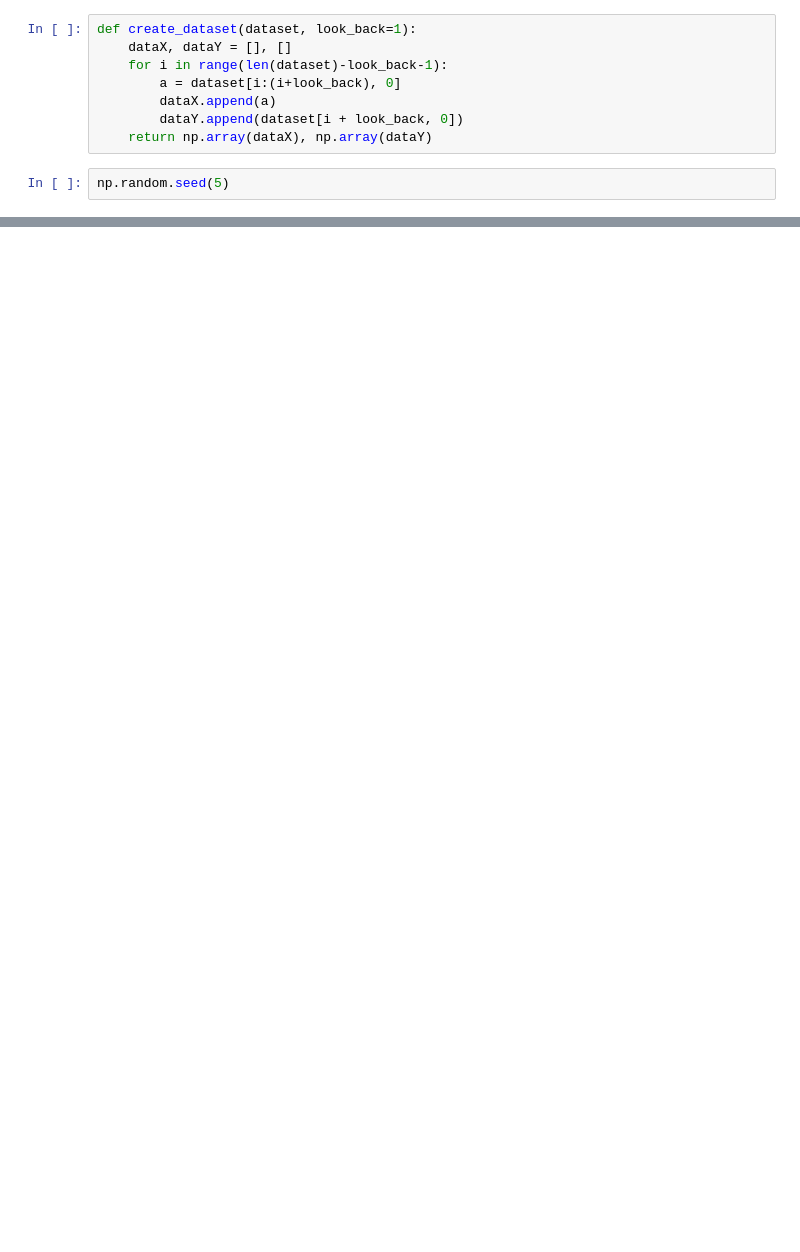
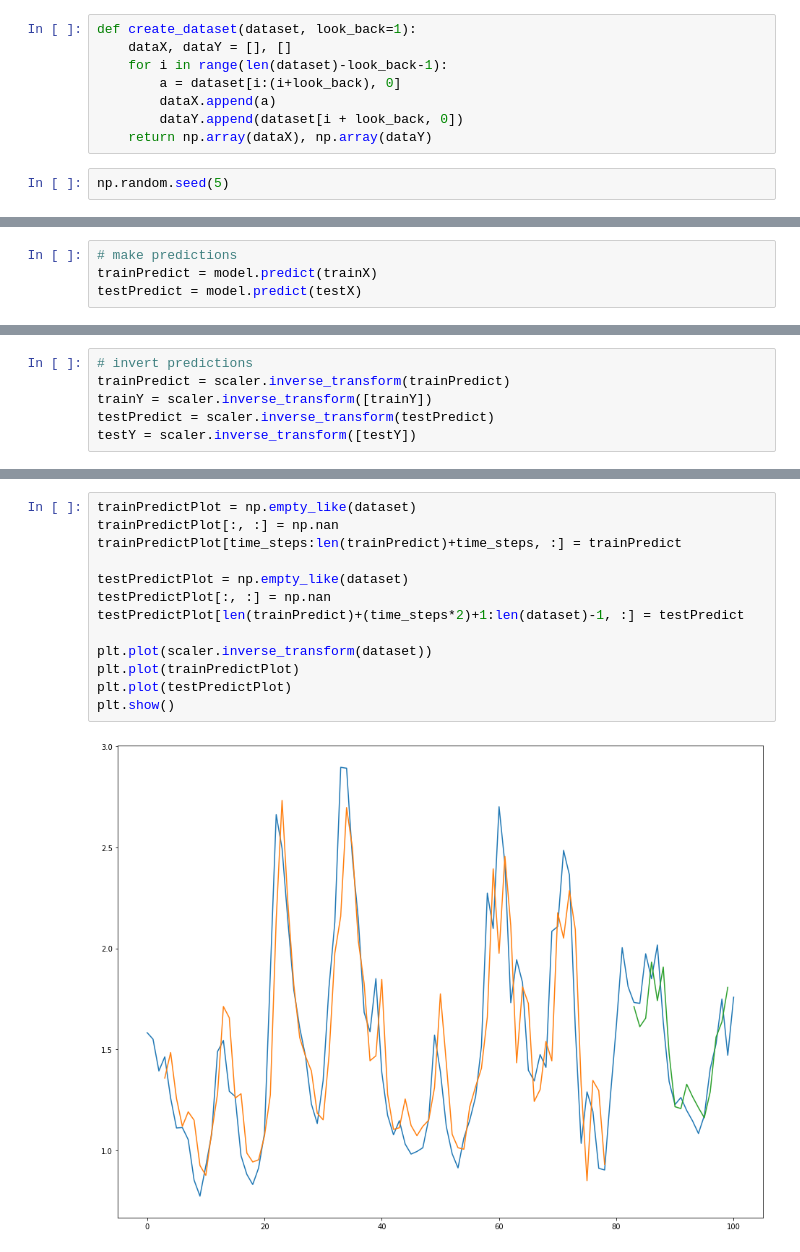
Before and after one commit to AlejandroGH97/tesis, a Jupyter notebook: Model/lstm.ipynb, the cells around one changed output, grey strips where cells are left out. Drawn from its saved outputs; the diff is of its cells as text; blank space fills up the shorter version.

```diff
--- a/Model/lstm.ipynb
+++ b/Model/lstm.ipynb
@@ -242,0 +132,4 @@ mape_error
+# %%
+# make predictions
+trainPredict = model.predict(trainX)
+testPredict = model.predict(testX)
@@ -242,0 +139,6 @@ mape_error
+# %%
+# invert predictions
+trainPredict = scaler.inverse_transform(trainPredict)
+trainY = scaler.inverse_transform([trainY])
+testPredict = scaler.inverse_transform(testPredict)
+testY = scaler.inverse_transform([testY])
@@ -242,0 +154,15 @@ mape_error
+# %%
+trainPredictPlot = np.empty_like(dataset)
+trainPredictPlot[:, :] = np.nan
+trainPredictPlot[time_steps:len(trainPredict)+time_steps, :] = trainPredict
+
+testPredictPlot = np.empty_like(dataset)
+testPredictPlot[:, :] = np.nan
+testPredictPlot[len(trainPredict)+(time_steps*2)+1:len(dataset)-1, :] = testPredict
+
+plt.plot(scaler.inverse_transform(dataset))
+plt.plot(trainPredictPlot)
+plt.plot(testPredictPlot)
+plt.show()
+# %% [output]
+[figure, added]
```
Also changed, not shown: parts of 26 cells of this notebook.
